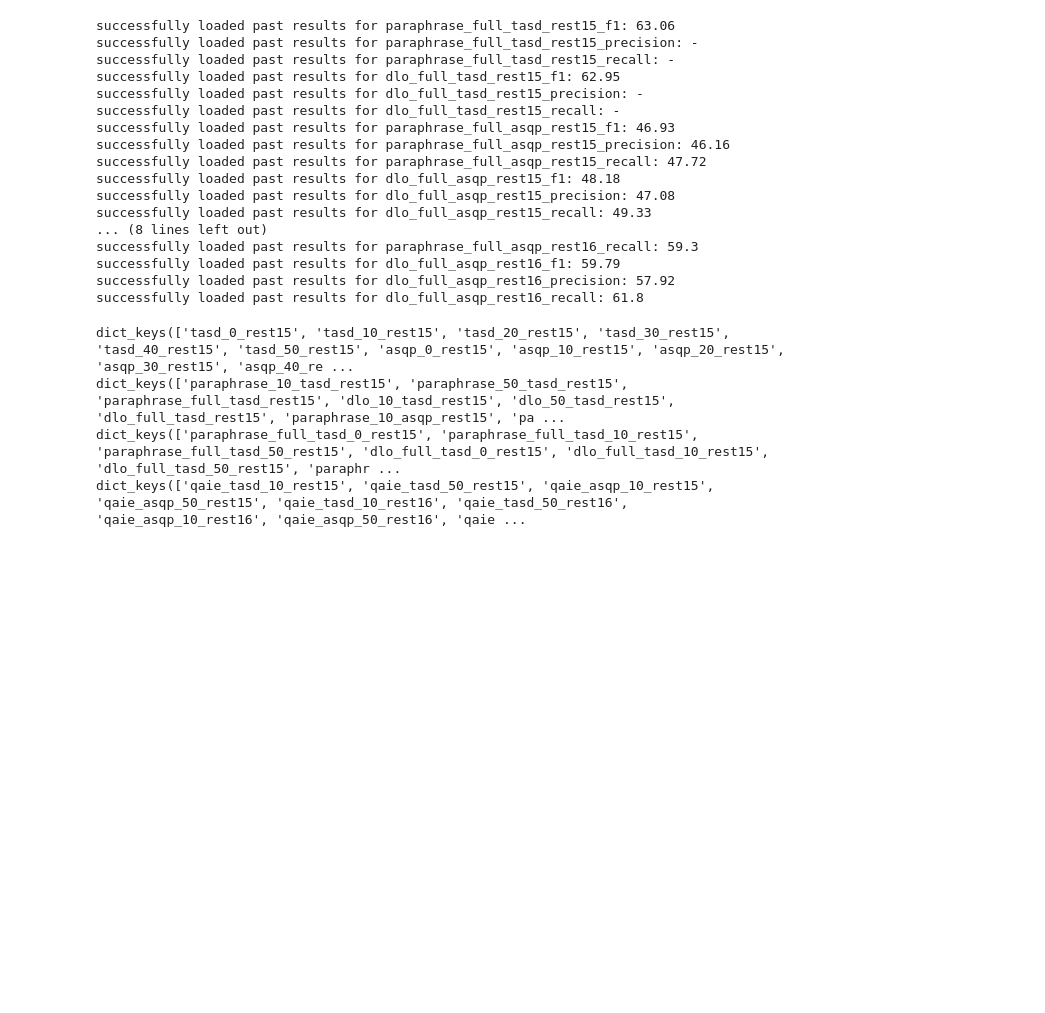
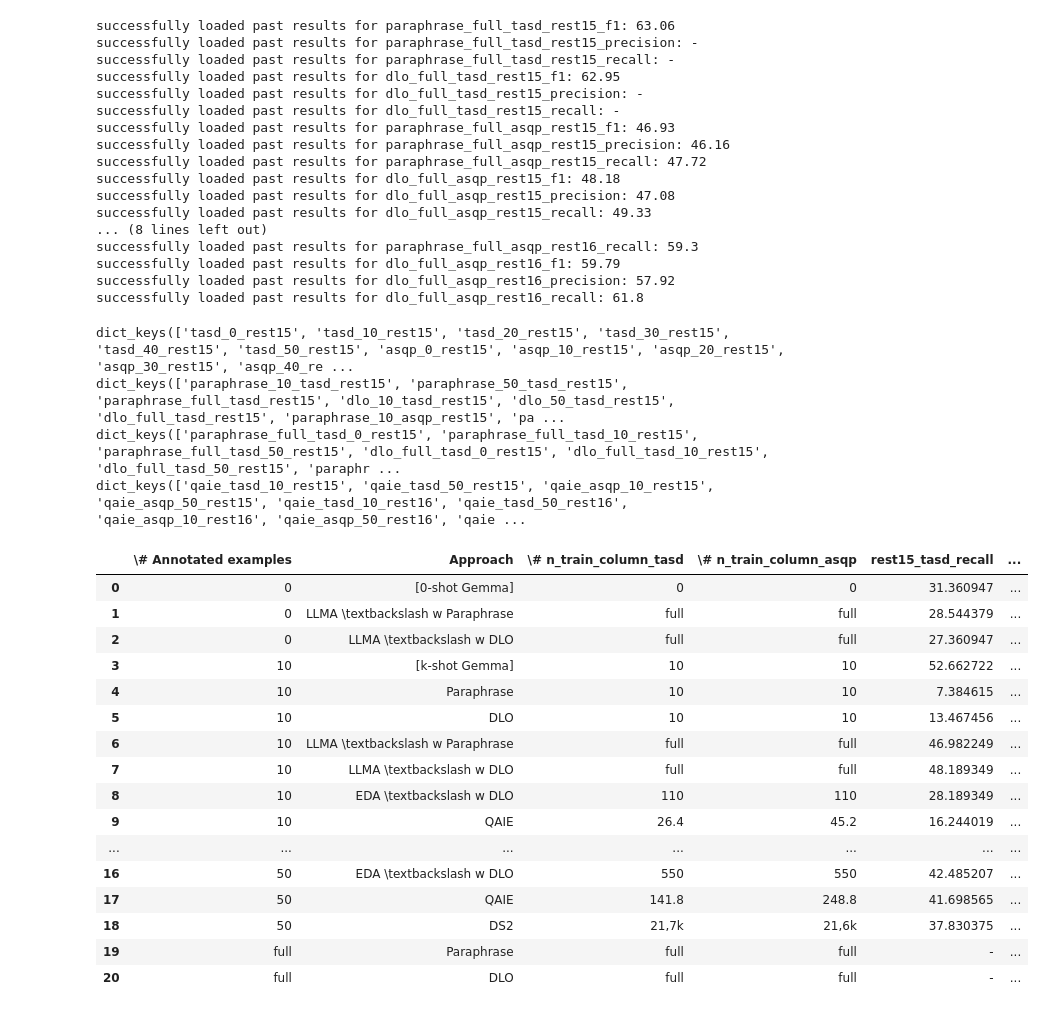
Before and after one commit to NilsHellwig/LA-ABSA, a Jupyter notebook: plots/01_table.ipynb, the cells around one changed output. Cells and saved outputs as stored; diff of their text form; code cells hidden in the pictures; blank space fills up the shorter version.

```diff
--- a/plots/01_table.ipynb
+++ b/plots/01_table.ipynb
@@ -87,7 +86,7 @@ scores_llm_ann_train.keys(
 # %% [output]
 dict_keys(['paraphrase_full_tasd_0_rest15', 'paraphrase_full_tasd_10_rest15', 'paraphrase_full_tasd_50_rest15', 'dlo_full_tasd_0_rest15', 'dlo_full_tasd_10_rest15', 'dlo_full_tasd_50_rest15', 'paraphr ...
 # %%
-# 2. Load Augmented fine-tuned scores
+# QAIE
 scores_traditional_aug = {}
 
 for dataset in DATASETS:
@@ -104,6 +103,21 @@ for dataset in DATASETS:
                 scores_traditional_aug[
                     f"qaie_{task}_{fs}_{dataset}"
                 ] = calc_mean(scores)
+
+# DS2
+for dataset in DATASETS:
+    for task in TASKS:
+        for fs in [10, 50]:
+            scores = []
+            for seed in range(3):
+                path = f"../../SelfGen-ABSA/generations/trainings/paraphrase/{dataset}/fs_{fs}/{task}/training_{seed}.json"
+                with open(path, "r") as f:
+                    loaded_json = json.load(f)
+                    seed_scores = add_element_scores(loaded_json, task)
+                    scores.append(seed_scores)
+            scores_llm_ann_train[
+                f"ds2_{task}_{fs}_{dataset}"
+            ] = calc_mean(scores)
 # %%
 for dataset in DATASETS:
     for task in TASKS:
@@ -246,6 +260,14 @@ def get_n_train_qaie(task="tasd", dataset="rest16", fs=2):
         lines = f.readlines()
         n_train = len(lines)
     return n_train
+# %%
+def get_n_train_ds2(task="tasd", dataset="rest16", fs=2):
+    path = f"../../SelfGen-ABSA/generations/trainings/paraphrase/{dataset}/fs_{fs}/{task}/training_0.json"
+    # load json and get key n_train_samples
+    with open(path, "r") as f:
+        loaded_json = json.load(f)
+        n_train = loaded_json["n_train_samples"]
+    return n_train
 # %%
 print(scores_zeroshot.keys())
 print(scores_00_baseline.keys())
@@ -570,8 +626,8 @@ for metric in ["f1", "precision", "recall"]:
     table_out.reset_index(drop=True, inplace=True)
     table_out_raw.reset_index(drop=True, inplace=True)
 
-    table_out = highlight(table_out, start_column=4, end_column=15, groups=[[0, 1, 2], [k for k in range(3, 9)], [k for k in range(10, 16)], [17, 18]], type="bold")
-    table_out = highlight(table_out, start_column=4, end_column=15, groups=[[i for i in range(0, 19)]], type="underline")
+    table_out = highlight(table_out, start_column=4, end_column=15, groups=[[0, 1, 2], [k for k in range(3, 10)], [k for k in range(11, 18)], [19, 20]], type="bold")
+    table_out = highlight(table_out, start_column=4, end_column=15, groups=[[i for i in range(0, 21)]], type="underline")
 
     table_out_list = table_out.iloc[:, 2:].astype(str).values.tolist()
     table_out_list = [item for sublist in table_out_list for item in sublist]
@@ -586,6 +642,26 @@ for metric in ["f1", "precision", "recall"]:
 
     # store df table_out_raw as csv
     table_out_raw.to_csv(f"_out_table/{metric}_table_raw.csv", index=False)
+# %%
+table_out_raw
+# %% [output]
+|  | \# Annotated examples | Approach | \# n_train_column_tasd | \# n_train_column_asqp | rest15_tasd_recall | ... |
+| 0 | 0 | [0-shot Gemma] | 0 | 0 | 31.360947 | ... |
+| 1 | 0 | LLMA \textbackslash w Paraphrase | full | full | 28.544379 | ... |
+| 2 | 0 | LLMA \textbackslash w DLO | full | full | 27.360947 | ... |
+| 3 | 10 | [k-shot Gemma] | 10 | 10 | 52.662722 | ... |
+| 4 | 10 | Paraphrase | 10 | 10 | 7.384615 | ... |
+| 5 | 10 | DLO | 10 | 10 | 13.467456 | ... |
+| 6 | 10 | LLMA \textbackslash w Paraphrase | full | full | 46.982249 | ... |
+| 7 | 10 | LLMA \textbackslash w DLO | full | full | 48.189349 | ... |
+| 8 | 10 | EDA \textbackslash w DLO | 110 | 110 | 28.189349 | ... |
+| 9 | 10 | QAIE | 26.4 | 45.2 | 16.244019 | ... |
+| ... | ... | ... | ... | ... | ... | ... |
+| 16 | 50 | EDA \textbackslash w DLO | 550 | 550 | 42.485207 | ... |
+| 17 | 50 | QAIE | 141.8 | 248.8 | 41.698565 | ... |
+| 18 | 50 | DS2 | 21,7k | 21,6k | 37.830375 | ... |
+| 19 | full | Paraphrase | full | full | - | ... |
+| 20 | full | DLO | full | full | - | ... |
 # %%
 # EDA TABLE
 with open("01_muster_tex/ablation_eda.txt", "r") as f:
```
Also changed, not shown: parts of 2 cells of this notebook, 7 other files.
